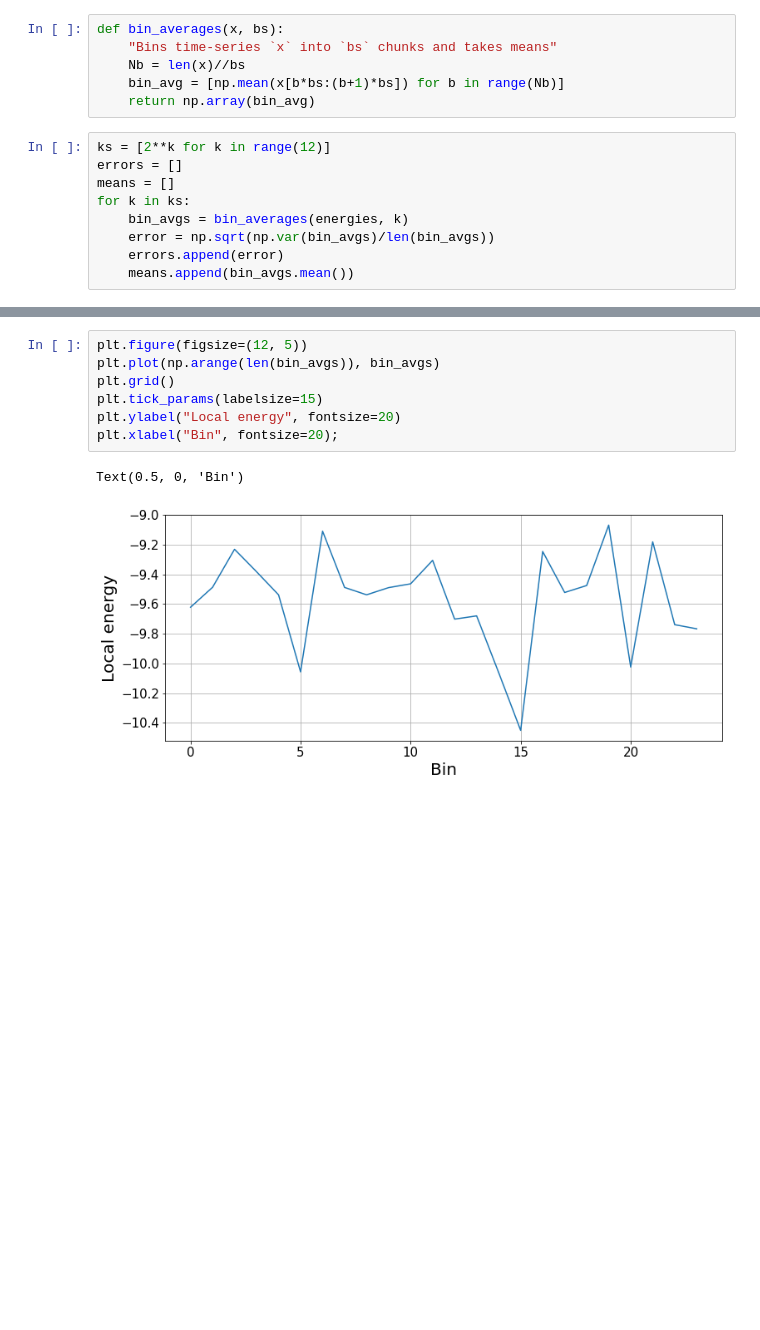
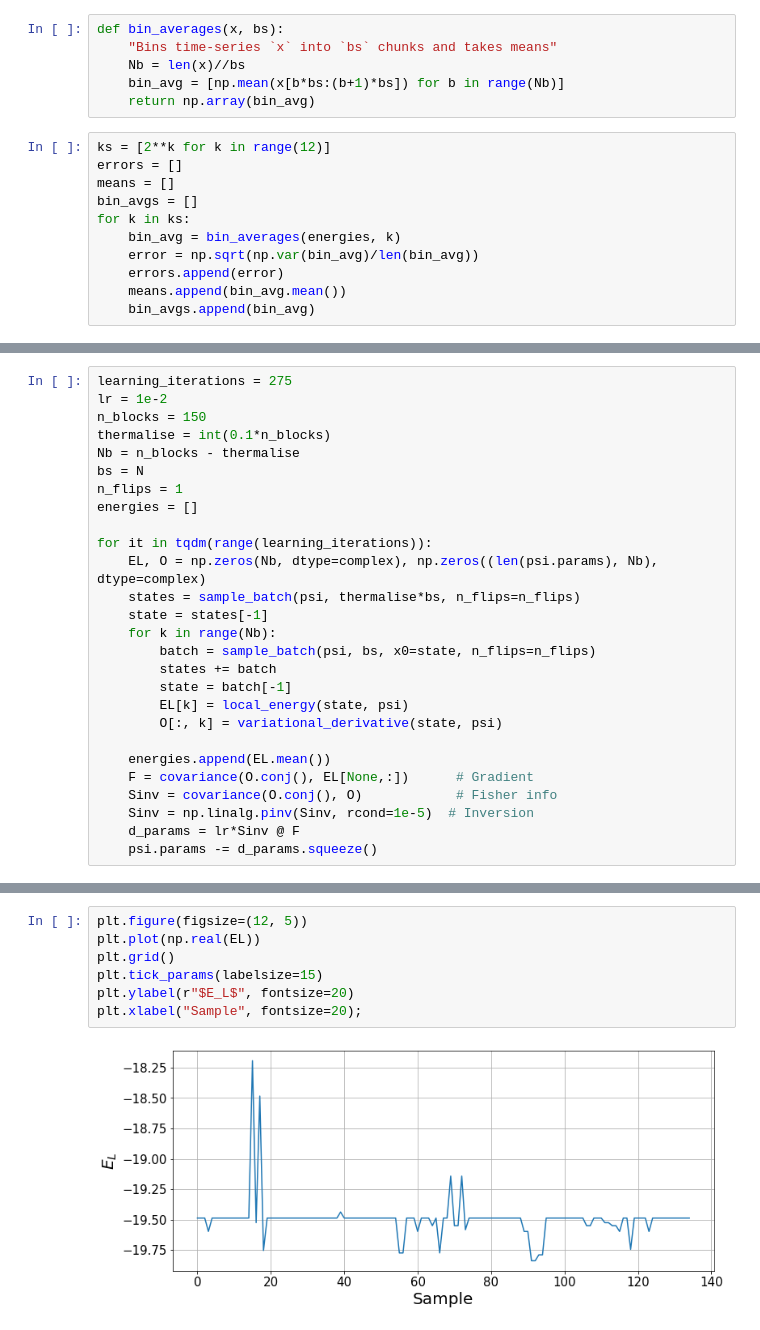
Before and after one commit to BorjaRequena/VMC_introduction, a Jupyter notebook: QMC_introduction.ipynb, the cells around one changed output, grey strips where cells are left out. Drawn from its saved outputs; the diff is of its cells as text; blank space fills up the shorter version.

```diff
--- a/QMC_introduction.ipynb
+++ b/QMC_introduction.ipynb
@@ -173,10 +174,12 @@ def bin_averages(x, bs):
 ks = [2**k for k in range(12)]
 errors = []
 means = []
+bin_avgs = []
 for k in ks:
-    bin_avgs = bin_averages(energies, k)
-    error = np.sqrt(np.var(bin_avgs)/len(bin_avgs))
+    bin_avg = bin_averages(energies, k)
+    error = np.sqrt(np.var(bin_avg)/len(bin_avg))
     errors.append(error)
-    means.append(bin_avgs.mean())
+    means.append(bin_avg.mean())
+    bin_avgs.append(bin_avg)
 # %%
 plt.figure(figsize=(12, 5))
@@ -203,0 +277,27 @@ Let's see how the energies look like sampling every few.
+# %%
+learning_iterations = 275
+lr = 1e-2
+n_blocks = 150
+thermalise = int(0.1*n_blocks)
+Nb = n_blocks - thermalise
+bs = N
+n_flips = 1
+energies = []
+
+for it in tqdm(range(learning_iterations)):
+    EL, O = np.zeros(Nb, dtype=complex), np.zeros((len(psi.params), Nb), dtype=complex)
+    states = sample_batch(psi, thermalise*bs, n_flips=n_flips)
+    state = states[-1]
+    for k in range(Nb):
+        batch = sample_batch(psi, bs, x0=state, n_flips=n_flips)
+        states += batch
+        state = batch[-1]
+        EL[k] = local_energy(state, psi)
+        O[:, k] = variational_derivative(state, psi)
+
+    energies.append(EL.mean())
+    F = covariance(O.conj(), EL[None,:])      # Gradient
+    Sinv = covariance(O.conj(), O)            # Fisher info
+    Sinv = np.linalg.pinv(Sinv, rcond=1e-5)  # Inversion
+    d_params = lr*Sinv @ F
+    psi.params -= d_params.squeeze()
@@ -204,10 +317,9 @@ Let's see how the energies look like sampling every few.
 # %%
 plt.figure(figsize=(12, 5))
-plt.plot(np.arange(len(bin_avgs)), bin_avgs)
+plt.plot(np.real(EL))
 plt.grid()
 plt.tick_params(labelsize=15)
-plt.ylabel("Local energy", fontsize=20)
-plt.xlabel("Bin", fontsize=20);
+plt.ylabel(r"$E_L$", fontsize=20)
+plt.xlabel("Sample", fontsize=20);
 # %% [output]
-Text(0.5, 0, 'Bin')
-[figure, old version]
+[figure, new version]
```
Also changed, not shown: parts of 32 cells of this notebook.
